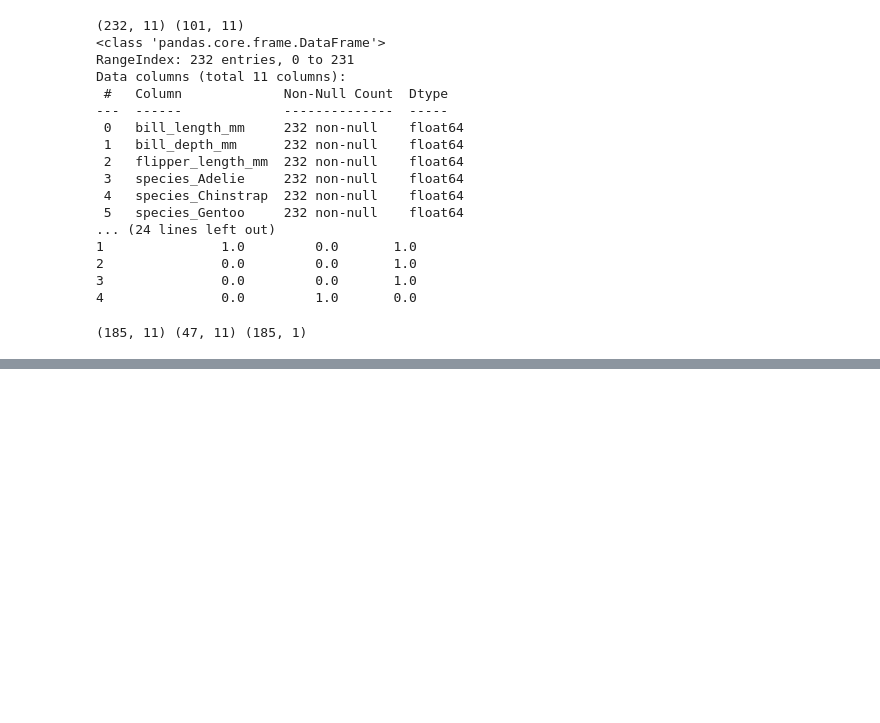
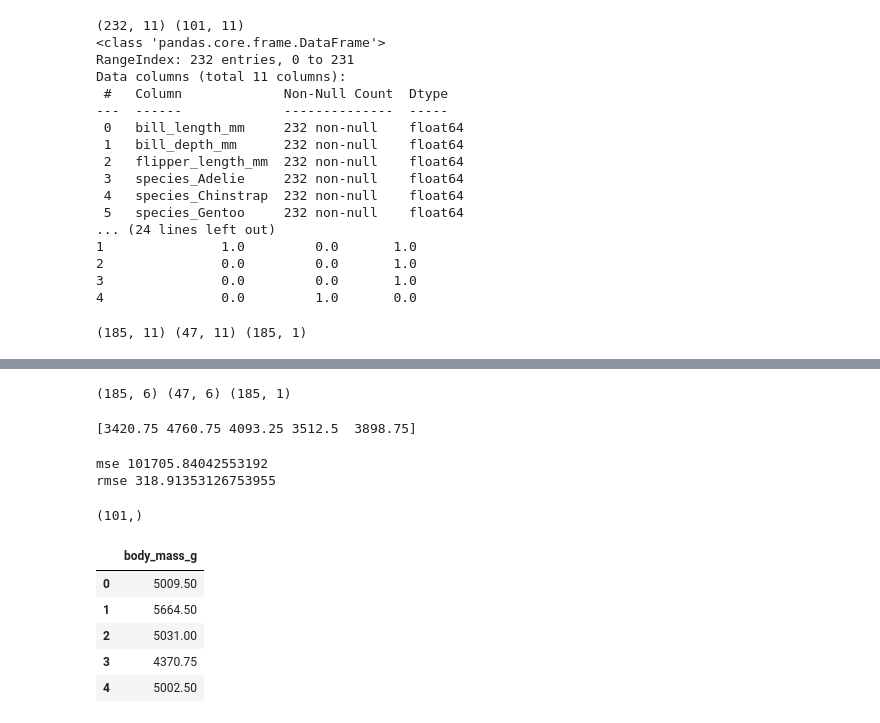
Before and after one commit to va4756/yemoon_bigdata_test, a Jupyter notebook: bigdata_예문_작업1_example1.ipynb, the cells around one changed output, grey strips where cells are left out. Drawn from its saved outputs; the diff is of its cells as text; code cells hidden in the pictures; blank space fills up the shorter version.

```diff
--- a/bigdata_예문_작업1_example1.ipynb
+++ b/bigdata_예문_작업1_example1.ipynb
@@ -850,0 +1053,7 @@ X_test_fin[COL_NUM] = scaler.transform(X_test_fin[COL_NUM])
+# %%
+# 6.데이터 모형 구축
+from sklearn.model_selection import train_test_split
+X_tr, X_val, y_tr, y_val = train_test_split(X_train, y_train, test_size=0.2, random_state=123)
+print(X_tr.shape, X_val.shape, y_tr.shape)  #X_tr과 X_val의 행의 개수가 같은지 확인
+# %% [output]
+(185, 6) (47, 6) (185, 1)
@@ -850,0 +1068,38 @@ X_test_fin[COL_NUM] = scaler.transform(X_test_fin[COL_NUM])
+# %%
+# 6-2.RandomForestRegressor 사용
+from sklearn.ensemble import RandomForestRegressor
+model_rfr = RandomForestRegressor(random_state=123)
+model_rfr.fit(X_tr, y_tr)
+
+y_pred_rfr = model_rfr.predict(X_val)
+print(y_pred_rfr[:5])
+# %% [output]
+[3420.75 4760.75 4093.25 3512.5  3898.75]
+# %%
+# 7.평가
+import numpy as np
+from sklearn.metrics import mean_squared_error
+mse_rfr = mean_squared_error(y_val, y_pred_rfr)
+rmse_rfr = np.sqrt(mean_squared_error(y_val, y_pred_rfr))
+print('mse', mse_rfr)
+print('rmse', rmse_rfr)
+# %% [output]
+mse 101705.84042553192
+rmse 318.91353126753955
+# %%
+# 8.제출
+pred = model_rfr.predict(X_test)
+print(pred.shape)
+pd.DataFrame({'body_mass_g': pred}).to_csv('345_수험번호.csv', index=False)
+# %% [output]
+(101,)
+# %%
+df = pd.read_csv('345_수험번호.csv')
+df.head()
+# %% [output]
+|  | body_mass_g |
+| 0 | 5009.50 |
+| 1 | 5664.50 |
+| 2 | 5031.00 |
+| 3 | 4370.75 |
+| 4 | 5002.50 |
```
Also changed, not shown: parts of 14 cells of this notebook.
